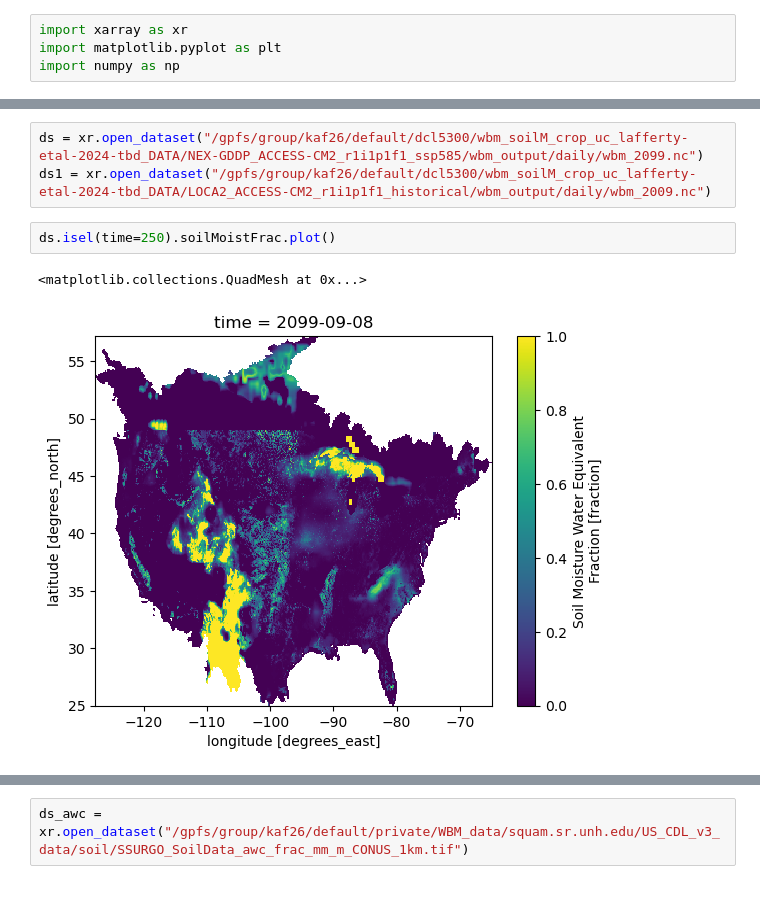
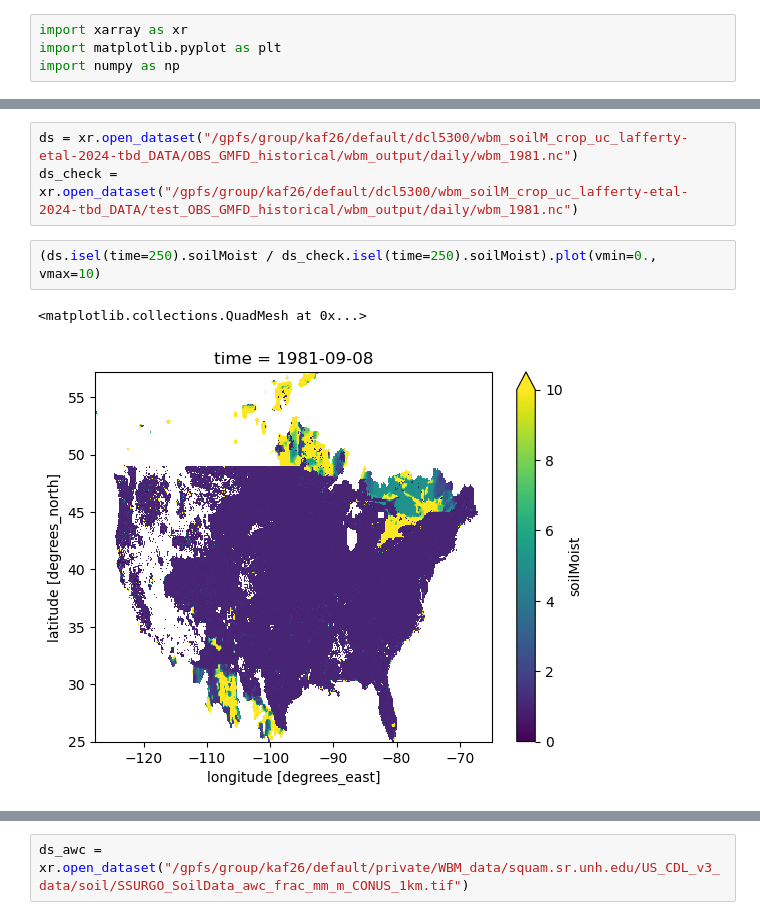
Before and after one commit to david0811/lafferty-etal-2024-tbd, a Jupyter notebook: code/99_testing.ipynb, the cells around one changed output, grey strips where cells are left out. Cells and saved outputs as stored; diff of their text form.

```diff
--- a/code/99_testing.ipynb
+++ b/code/99_testing.ipynb
@@ -30,8 +8,8 @@ ds.isel(time=0).tmax.plot()
-# %%
-ds = xr.open_dataset("/gpfs/group/kaf26/default/dcl5300/wbm_soilM_crop_uc_lafferty-etal-2024-tbd_DATA/NEX-GDDP_ACCESS-CM2_r1i1p1f1_ssp585/wbm_output/daily/wbm_2099.nc")
-ds1 = xr.open_dataset("/gpfs/group/kaf26/default/dcl5300/wbm_soilM_crop_uc_lafferty-etal-2024-tbd_DATA/LOCA2_ACCESS-CM2_r1i1p1f1_historical/wbm_output/daily/wbm_2009.nc")
+# %%
+ds = xr.open_dataset("/gpfs/group/kaf26/default/dcl5300/wbm_soilM_crop_uc_lafferty-etal-2024-tbd_DATA/OBS_GMFD_historical/wbm_output/daily/wbm_1981.nc")
+ds_check = xr.open_dataset("/gpfs/group/kaf26/default/dcl5300/wbm_soilM_crop_uc_lafferty-etal-2024-tbd_DATA/test_OBS_GMFD_historical/wbm_output/daily/wbm_1981.nc")
 # %%
-ds.isel(time=250).soilMoistFrac.plot()
+(ds.isel(time=250).soilMoist / ds_check.isel(time=250).soilMoist).plot(vmin=0., vmax=10)
 # %% [output]
 <matplotlib.collections.QuadMesh at 0x...>
-[figure, old version]
+[figure, new version]
```
Also changed, not shown: parts of 9 cells of this notebook, 3 other files.
